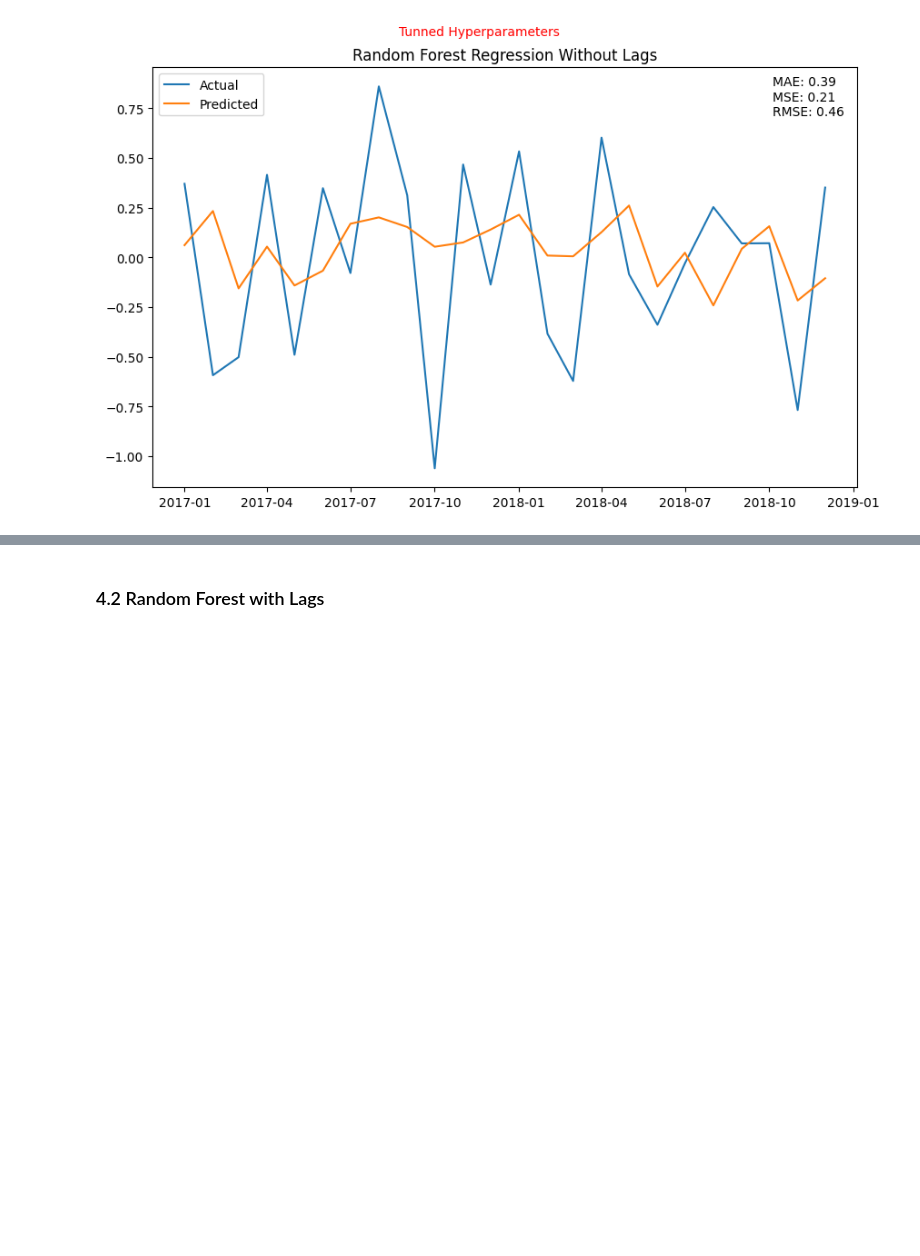
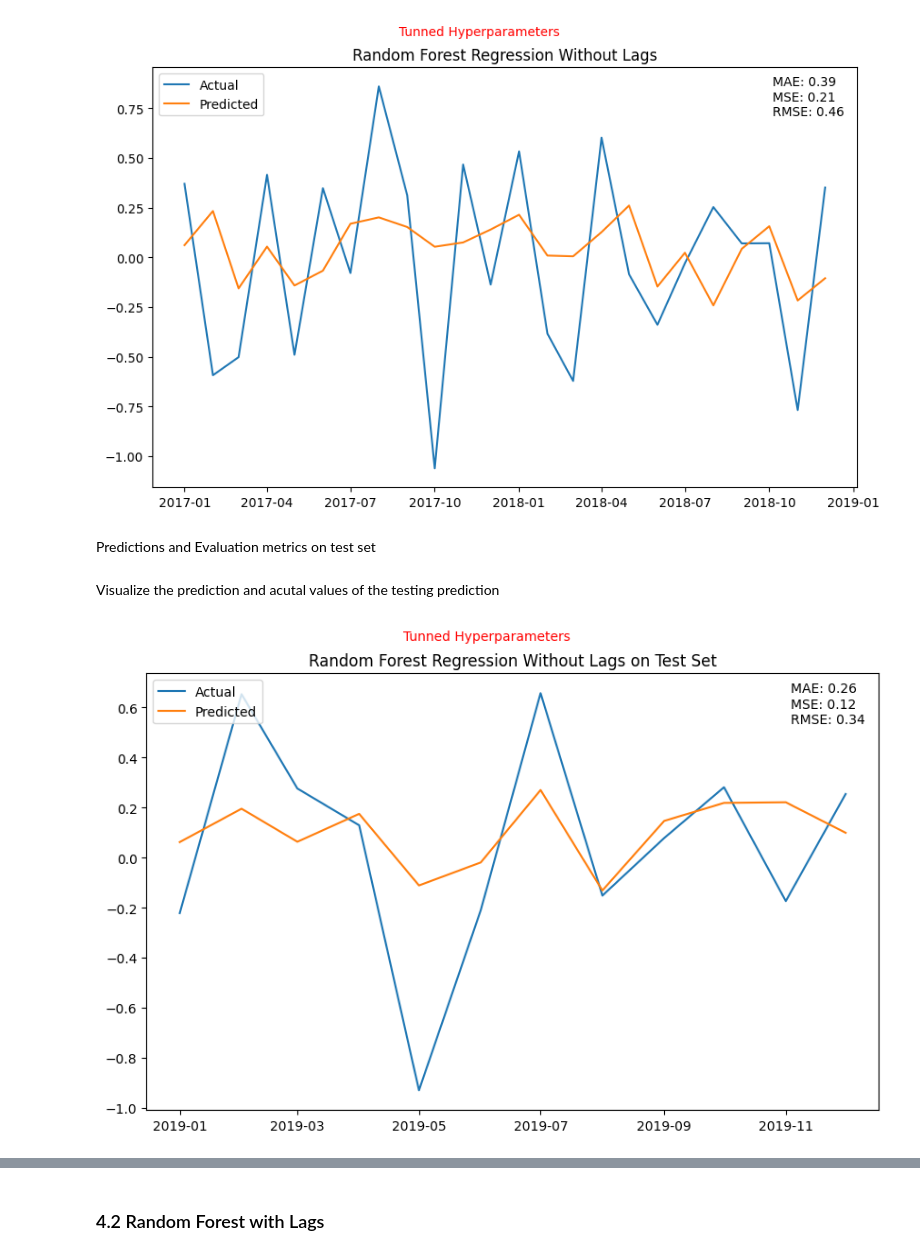
Before and after one commit to namtran6701/Inflation_Prediction, a Jupyter notebook: project_3.ipynb, the cells around one changed output, grey strips where cells are left out. Saved outputs shown, nothing was run; the diff lists cells and outputs as text; code cells hidden in the pictures; blank space fills up the shorter version.

```diff
--- a/project_3.ipynb
+++ b/project_3.ipynb
@@ -1057,3 +1092,46 @@ plt.title('Random Forest Regression Without Lags')
 plt.show()
 # %% [output]
 [figure]
+# %% [markdown]
+Predictions and Evaluation metrics on test set
+# %%
+# Make predictions
+y_pred = tunned_rf_regressor.predict(x_test)
+
+# Evaluate the model
+
+mse = mean_squared_error(y_test, y_pred)
+
+rmse = np.sqrt(mse)
+
+mae = np.mean(np.abs(y_pred - y_test))
+# %% [markdown]
+Visualize the prediction and acutal values of the testing prediction
+# %%
+# Plot y_val and y_pred on the same graph, but first, we need to add a time index to y_pred
+def plot_tunned_predictions_test(actual, predicted, title):
+    predicted = pd.Series(predicted, index=actual.index)
+
+    plt.figure(figsize=(10, 6))
+
+    plt.plot(actual, label='Actual')
+
+    plt.plot(predicted, label='Predicted')
+
+    plt.legend(loc='upper left')
+
+    plt.text(0.88, 0.98, f'MAE: {mae:.2f}\nMSE: {mse:.2f}\nRMSE: {rmse:.2f}',
+                    transform=plt.gca().transAxes, verticalalignment='top')
+
+    plt.text(0.35, 1.1, 'Tunned Hyperparameters',
+            color='red',
+            transform=plt.gca().transAxes,
+            verticalalignment='top')
+
+    plt.title(title)
+
+    plt.show()
+# %%
+plot_tunned_predictions_test(y_test, y_pred, 'Random Forest Regression Without Lags on Test Set')
+# %% [output]
+[figure, added]
```
Also changed, not shown: parts of 52 cells of this notebook.
